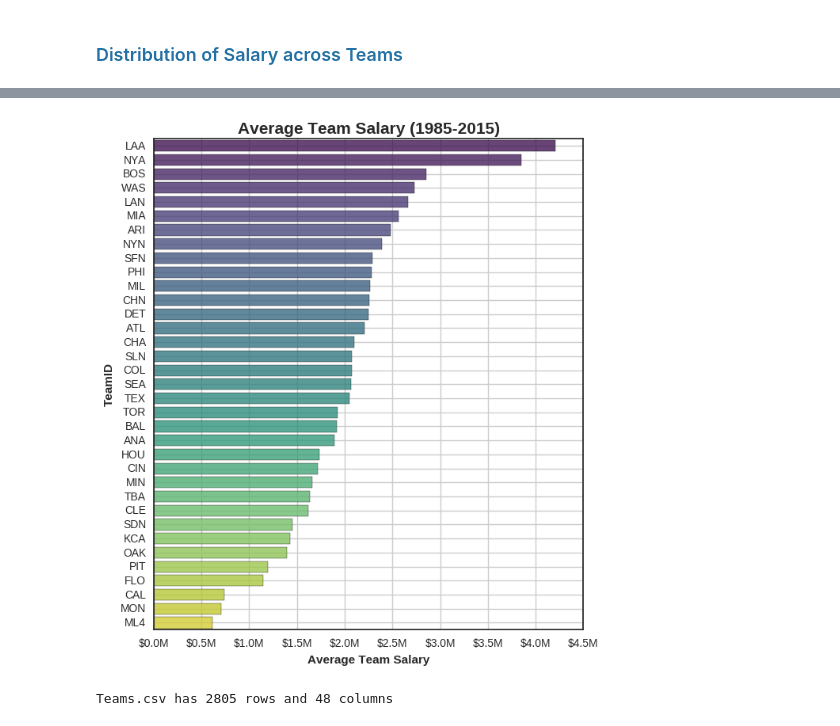
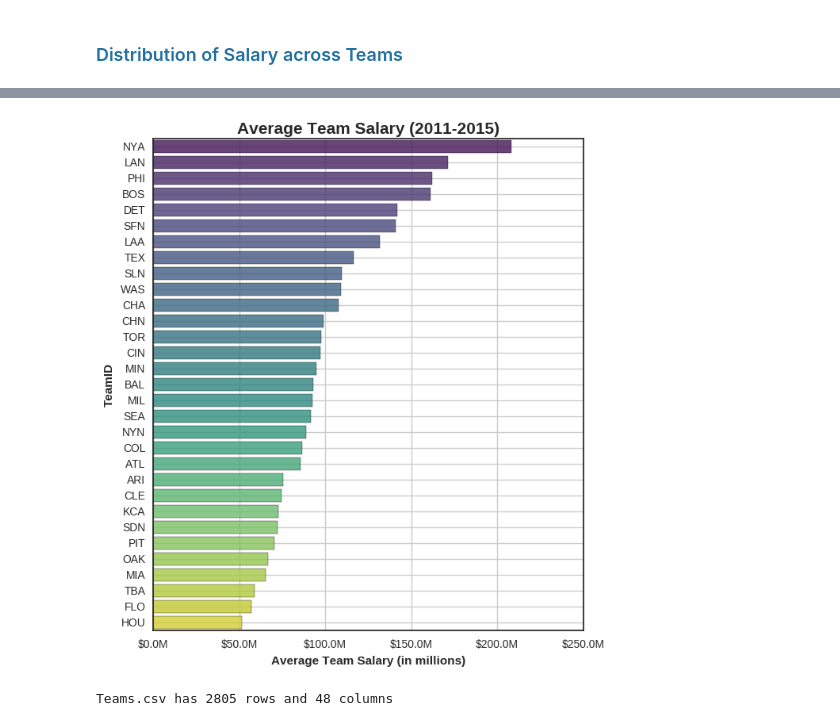
Before and after one commit to bonamprabhu/baseball-statistics, a Jupyter notebook: baseball-statistics.ipynb, the cells around one changed output, grey strips where cells are left out. Drawn from its saved outputs; the diff is of its cells as text; code cells hidden in the pictures.

```diff
--- a/baseball-statistics.ipynb
+++ b/baseball-statistics.ipynb
@@ -113,0 +132,22 @@ for t, s in zip(team_avg_salary.index, team_avg_salary):
+# %%
+def time_periods(year):
+    if year <= 1990:
+        return '1985-90'
+    elif year <= 1995:
+        return '1991-95'
+    elif year <= 2000:
+        return '1996-00'
+    elif year <= 2005:
+        return '2001-05'
+    elif year <= 2010:
+        return '2006-10'
+    else:
+        return '2011-15'
+# %%
+salaries['period'] = salaries.yearID.apply(time_periods)
+# %%
+# Average team salary in 5 year periods
+payroll_across_periods = salaries.groupby(['teamID', 'period', 'yearID'], as_index=False).sum()
+avg_payroll_across_periods = payroll_across_periods.groupby(['teamID', 'period'],
+                                                            as_index=False).mean().drop(['yearID'], axis=1)
+avg_payroll_across_periods
@@ -114,13 +193,17 @@ for t, s in zip(team_avg_salary.index, team_avg_salary):
 # %%
+# Barplot of average team salary in the recent years
+d = avg_payroll_across_periods[avg_payroll_across_periods.period == '2011-15'].sort_values(ascending=False,
+                                                                                           by='salary')
 plt.figure(figsize=(7,8))
-d = team_avg_salary.sort_values(ascending=False)
-g = sns.barplot(x=d, y=d.index, palette="viridis", alpha=0.8)
-g.set_title("Average Team Salary (1985-2015)", fontsize=15, weight='bold')
+
+g = sns.barplot(x=d.salary, y=d.teamID, palette="viridis", alpha=0.8)
+
 g.xaxis.set_major_formatter(formatter)
-g.set_xlabel("Average Team Salary", weight='bold')
+g.set_title("Average Team Salary (2011-2015)", fontsize=15, weight='bold')
+g.set_xlabel("Average Team Salary (in millions)", weight='bold')
+g.set_ylabel("TeamID", weight='bold')
 
-g.set_ylabel("TeamID", weight='bold')
 g.grid()
 # %% [output]
-[figure, old version]
+[figure, new version]
 # %%
```
Also changed, not shown: parts of 23 cells of this notebook, 1 other file.
